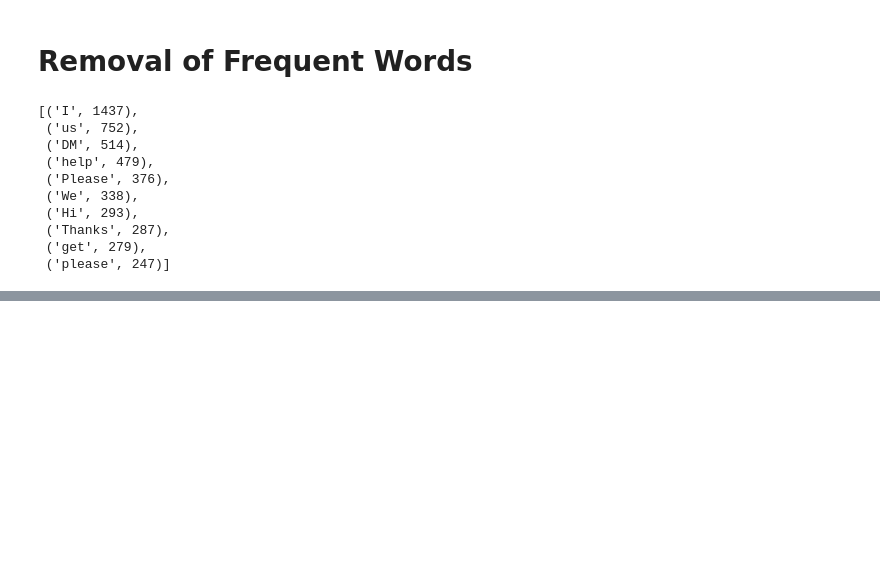
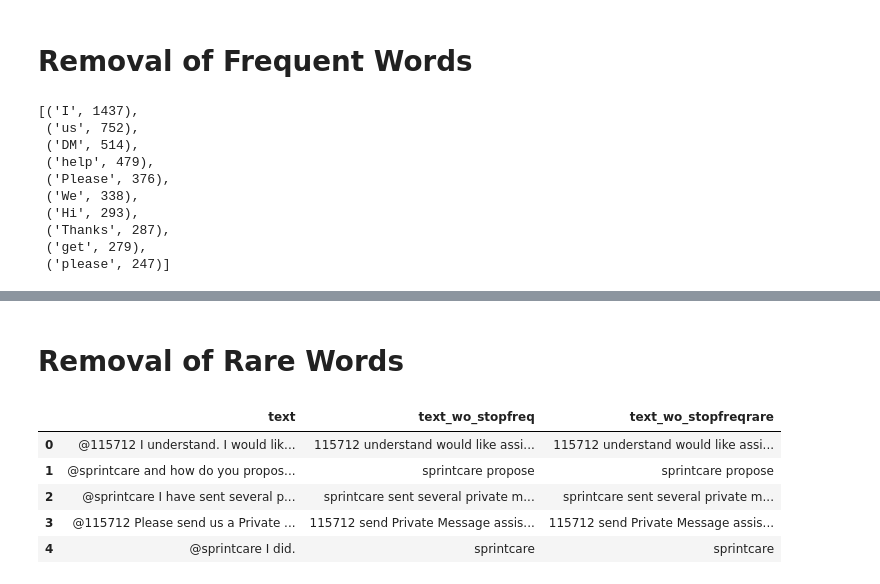
Before and after one commit to Goldeno10/flexisaf_Internship_GenAI_DS_Intermediate, a Jupyter notebook: task_3/task_3_Text_Preprocessing.ipynb, the cells around one changed output, grey strips where cells are left out. Drawn from its saved outputs; the diff is of its cells as text; code cells hidden in the pictures; blank space fills up the shorter version.

Commit message:
Implement more text processing methods

```diff
--- a/task_3/task_3_Text_Preprocessing.ipynb
+++ b/task_3/task_3_Text_Preprocessing.ipynb
@@ -148,3 +144,29 @@ df.head()
 | 2 | @sprintcare I have sent several p... | sprintcare I have sent several pr... | sprintcare I sent several private... | sprintcare sent several private m... |
 | 3 | @115712 Please send us a Private ... | 115712 Please send us a Private M... | 115712 Please send us Private Mes... | 115712 send Private Message assis... |
 | 4 | @sprintcare I did. | sprintcare I did | sprintcare I | sprintcare |
+# %% [markdown]
+# Removal of Rare Words
+# %%
+df.drop(["text_wo_punct", "text_wo_stop"], axis=1, inplace=True)
+
+n_rare_words = 10
+RARE_WORDS = set([w for (w, wc) in cnt.most_common()[:-n_rare_words-1:-1]])
+
+def remove_rare_words(text):
+  """Remove rare words in a text 'text'"""
+  return " ".join(
+      [word for word in str(text).split() if word not in RARE_WORDS]
+    )
+
+df["text_wo_stopfreqrare"] = df["text_wo_stopfreq"].apply(
+    lambda text: remove_rare_words(text)
+)
+
+df.head()
+# %% [output]
+|  | text | text_wo_stopfreq | text_wo_stopfreqrare |
+| 0 | @115712 I understand. I would lik... | 115712 understand would like assi... | 115712 understand would like assi... |
+| 1 | @sprintcare and how do you propos... | sprintcare propose | sprintcare propose |
+| 2 | @sprintcare I have sent several p... | sprintcare sent several private m... | sprintcare sent several private m... |
+| 3 | @115712 Please send us a Private ... | 115712 send Private Message assis... | 115712 send Private Message assis... |
+| 4 | @sprintcare I did. | sprintcare | sprintcare |
```
Also changed, not shown: parts of 6 cells of this notebook.
